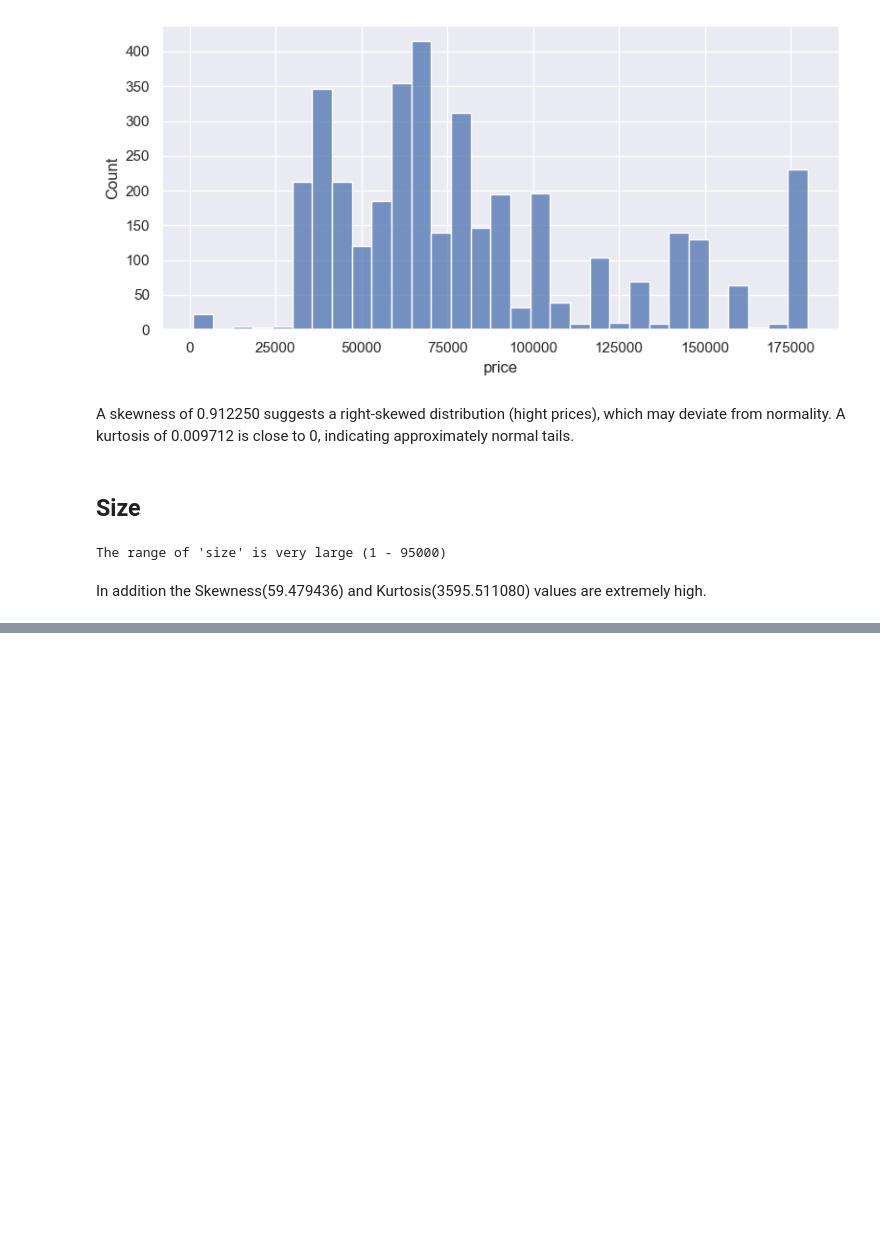
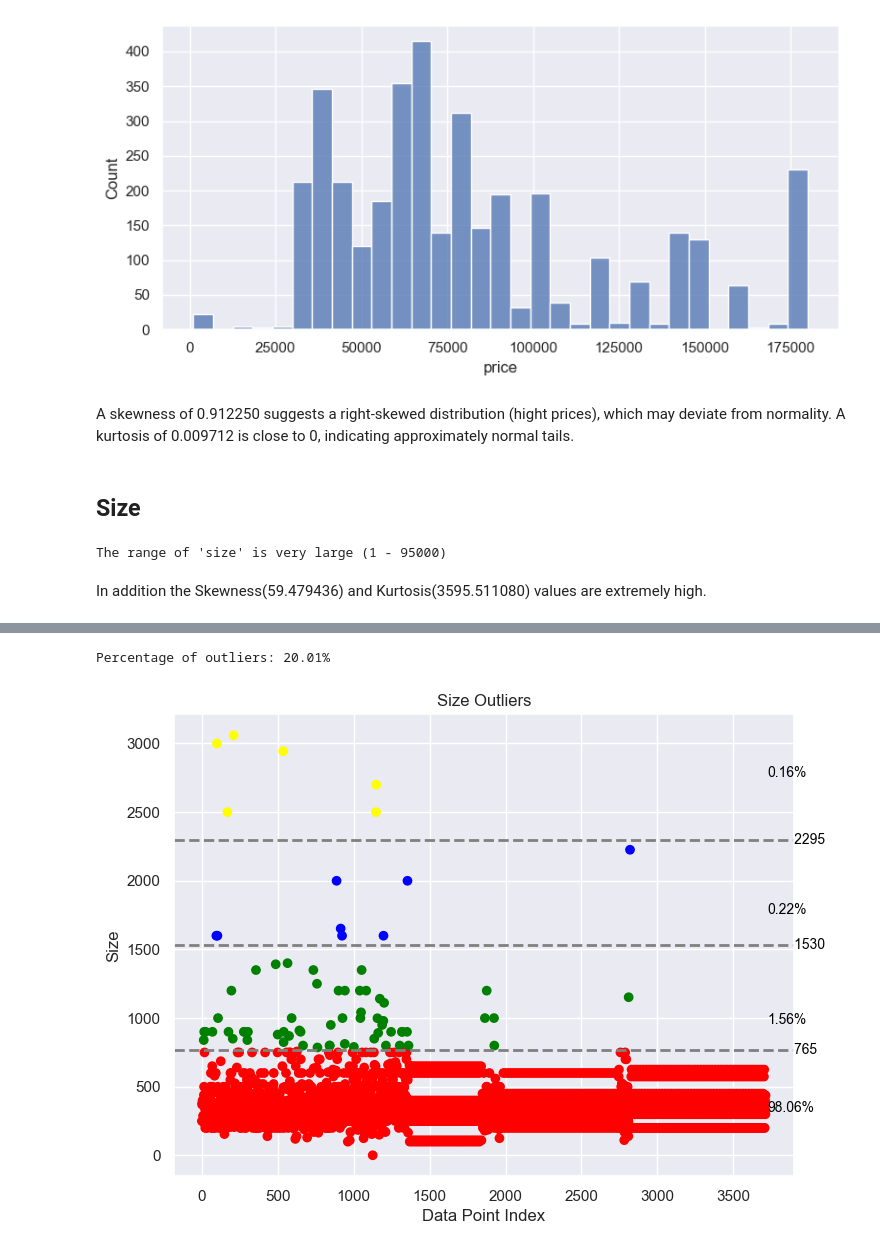
Before and after one commit to ChedvaWiener/airbnb, a Jupyter notebook: housePrice.ipynb, the cells around one changed output, grey strips where cells are left out. Drawn from its saved outputs; the diff is of its cells as text; code cells hidden in the pictures; blank space fills up the shorter version.

```diff
--- a/housePrice.ipynb
+++ b/housePrice.ipynb
@@ -493,0 +600,39 @@ In addition  the Skewness(59.479436) and Kurtosis(3595.511080) values are extrem
+# %%
+# Isolation Forest for outlier detection
+X = dfM2[['size']]
+iso_forest = IsolationForest(contamination=0.2)
+outliers = iso_forest.fit_predict(X)
+
+outlier_percentage = (sum(outliers == -1) / len(outliers)) * 100
+print(f"\033[1mPercentage of outliers: {outlier_percentage:.2f}%\033[0m")
+
+# Define color categories and boundaries
+color_categories = ['red', 'green', 'blue', 'yellow']
+bin_edges = pd.cut(dfM2['size'], bins=4, labels=color_categories, retbins=True)[1]
+
+dfM2['color_category'] = pd.cut(dfM2['size'], bins=4, labels=color_categories)
+
+plt.figure(figsize=(8, 6))
+plt.scatter(x=range(len(dfM2['size'])), y=dfM2['size'], c=dfM2['color_category'])
+plt.title("Size Outliers")
+
+# Add vertical lines for category boundaries
+for idx, edge in enumerate(bin_edges[1:-1]):
+    plt.axhline(edge, color='grey', linestyle='--', linewidth=2)
+
+    # Add labels for category boundaries
+    plt.text(len(dfM2['size']) + 10, edge, f'       {int(edge)}', color='black', fontsize=10, verticalalignment='center')
+
+plt.xlabel("Data Point Index")
+plt.ylabel("Size")
+
+# Add text annotations for percentage
+for category in color_categories:
+    category_percentage = (sum(dfM2['color_category'] == category) / len(dfM2['color_category'])) * 100
+    plt.text(len(dfM2['size']) + 10, dfM2[dfM2['color_category'] == category]['size'].mean(),
+             f'{category_percentage:.2f}%', color='black', fontsize=10, verticalalignment='center')
+
+plt.show()
+# %% [output]
+Percentage of outliers: 20.01%
+[figure, added]
```
Also changed, not shown: parts of 42 cells of this notebook.
